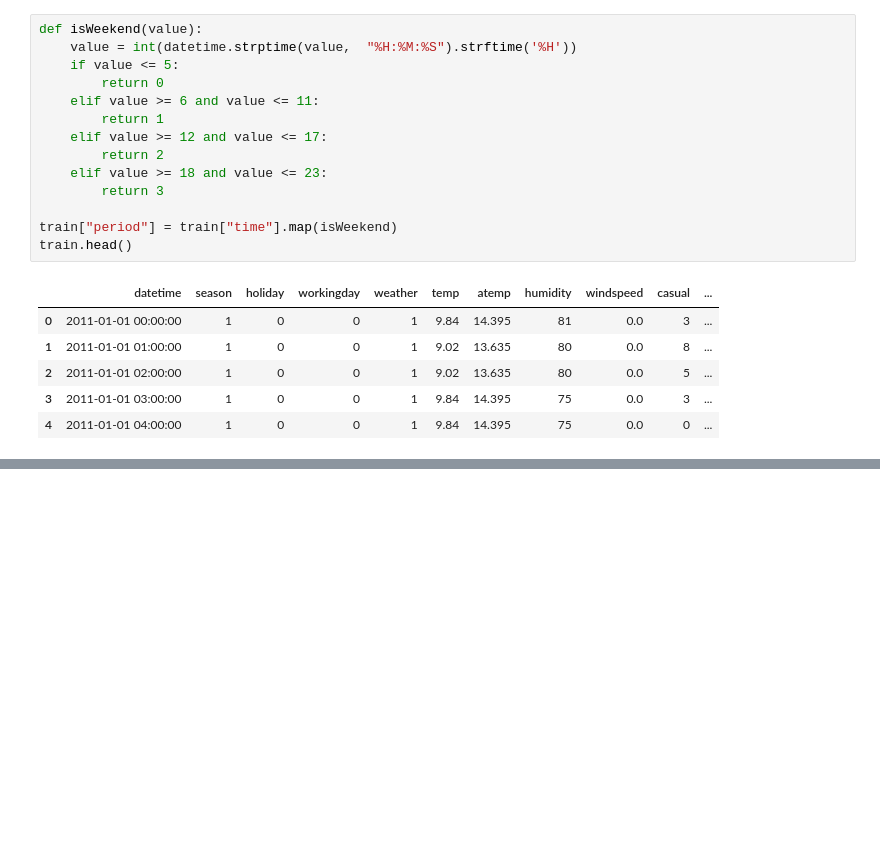
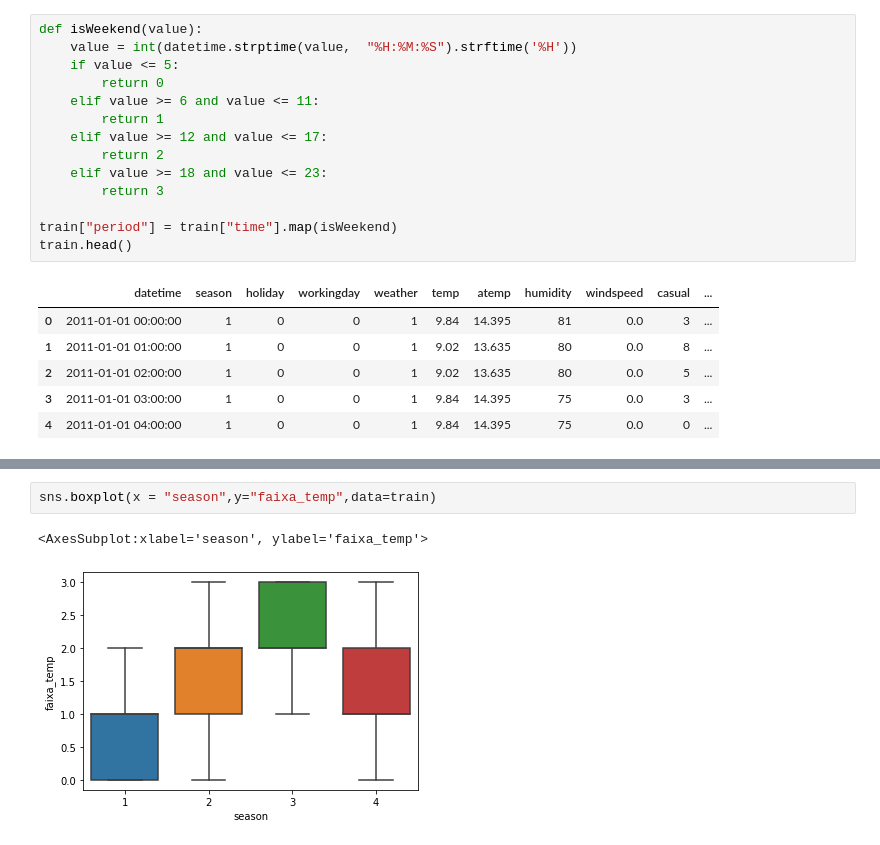
Before and after one commit to renCgomes/T2_LP_ECA_2021.2, a Jupyter notebook: T2_LP.ipynb, the cells around one changed output, grey strips where cells are left out. Cells and saved outputs as stored; diff of their text form; blank space fills up the shorter version.

```diff
--- a/T2_LP.ipynb
+++ b/T2_LP.ipynb
@@ -79,0 +285,5 @@ train.head()
+# %%
+sns.boxplot(x = "season",y="faixa_temp",data=train)
+# %% [output]
+<AxesSubplot:xlabel='season', ylabel='faixa_temp'>
+[figure, added]
```
Also changed, not shown: parts of 23 cells of this notebook.
